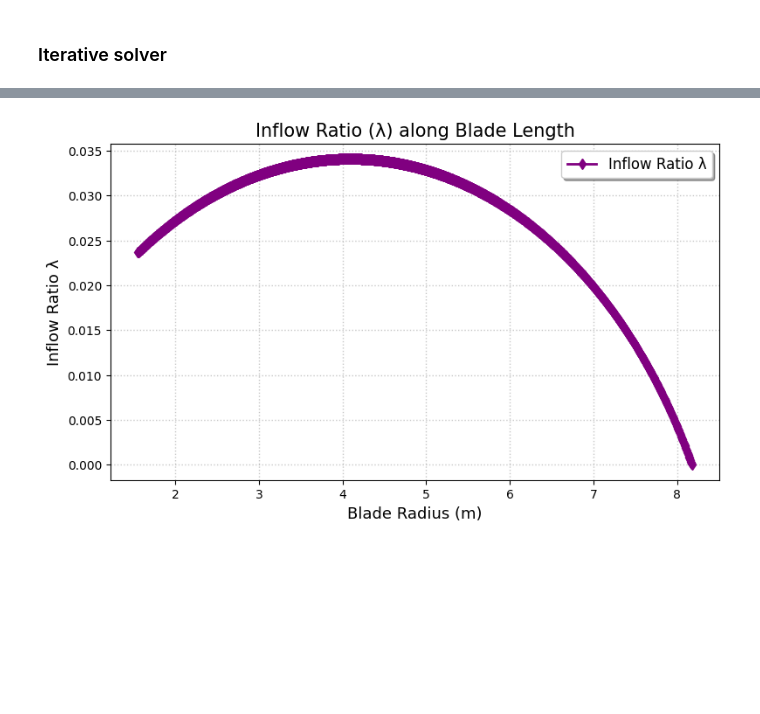
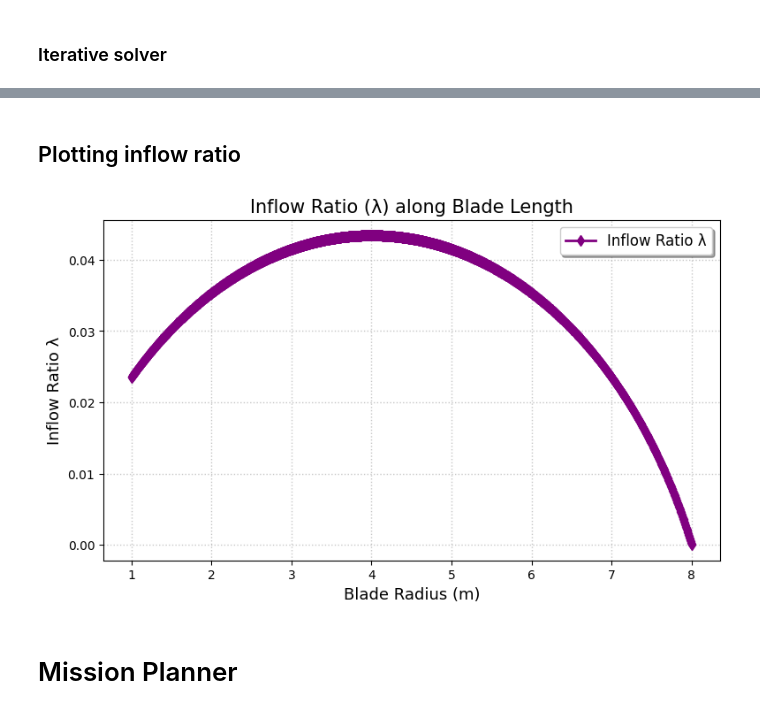
Before and after one commit to chaitanyakeshri/Rotary_Aerodynamics, a Jupyter notebook: Flight_Performance_Estimator.ipynb, the cells around one changed output, grey strips where cells are left out. Cells and saved outputs as stored; diff of their text form; code cells hidden in the pictures; blank space fills up the shorter version.

```diff
--- a/Flight_Performance_Estimator.ipynb
+++ b/Flight_Performance_Estimator.ipynb
@@ -624,14 +682,23 @@ plt.tight_layout()
-# %%
-# Plot lambda (inflow ratio) as a function of r
-r_array = res["r"]
-lembda_array = np.array([lembda_fn(r) for r in r_array])
-
-plt.figure(figsize=(9,5))
-plt.plot(r_array, lembda_array, color='purple', marker='d', linestyle='-', linewidth=2, label='Inflow Ratio λ')
-plt.xlabel("Blade Radius (m)", fontsize=13)
-plt.ylabel("Inflow Ratio λ", fontsize=13)
-plt.title("Inflow Ratio (λ) along Blade Length", fontsize=15)
-plt.legend(fontsize=12, frameon=True, shadow=True)
-plt.grid(True, linestyle=':', linewidth=1, alpha=0.7)
-# %% [output]
-[figure, removed]
+# %% [markdown]
+## Plotting inflow ratio
+# %%
+# Plot lambda (inflow ratio) as a function of r
+import matplotlib.pyplot as plt
+
+r_array = res[0]["r"]
+lembda_fn = res[1]  # lembda_fn is a function, not an array
+
+# Correct way: evaluate lembda_fn at each r
+lembda_array = np.array([lembda_fn(r) for r in r_array])
+
+plt.figure(figsize=(9,5))
+plt.plot(r_array, lembda_array, color='purple', marker='d', linestyle='-', linewidth=2, label='Inflow Ratio λ')
+plt.xlabel("Blade Radius (m)", fontsize=13)
+plt.ylabel("Inflow Ratio λ", fontsize=13)
+plt.title("Inflow Ratio (λ) along Blade Length", fontsize=15)
+plt.legend(fontsize=12, frameon=True, shadow=True)
+plt.grid(True, linestyle=':', linewidth=1, alpha=0.7)
+# %% [output]
+[figure, added]
+# %% [markdown]
+# Mission Planner
```
Also changed, not shown: parts of 22 cells of this notebook, 1 other file.
